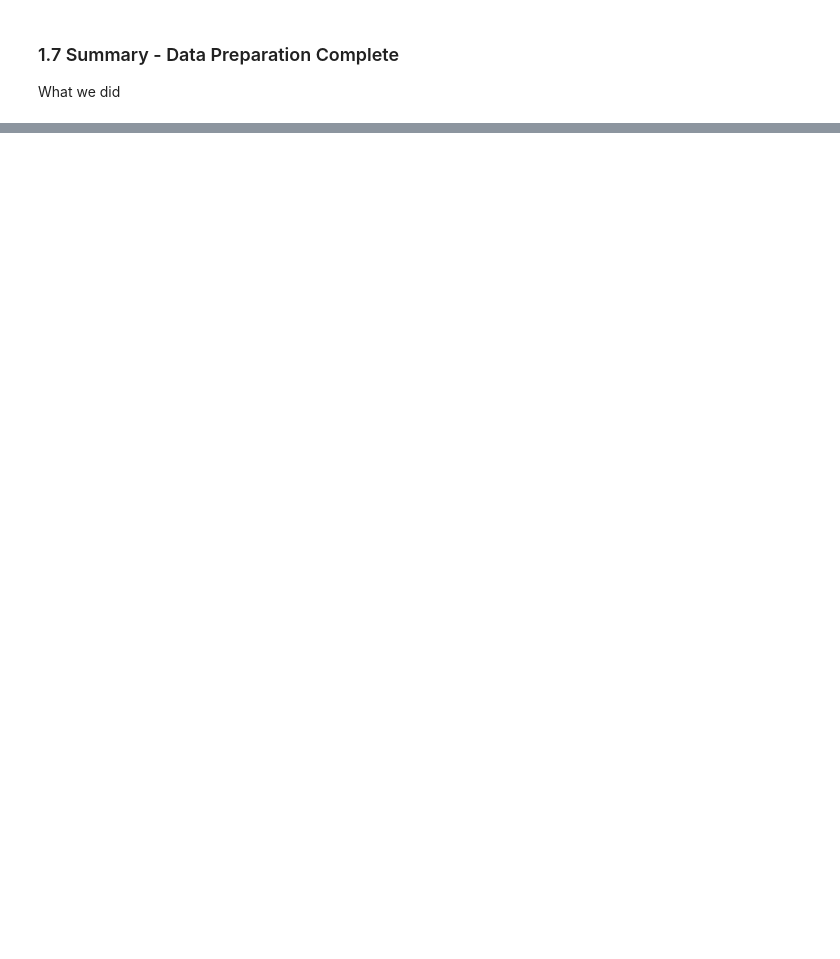
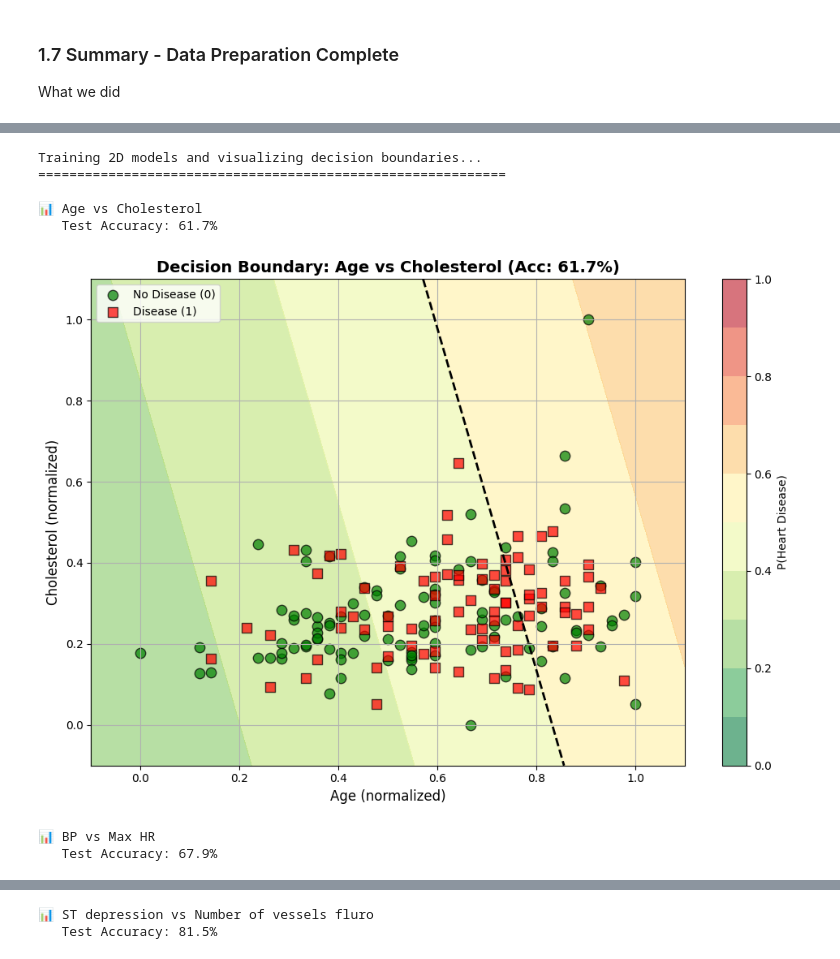
Before and after one commit to cris-eci/Logistic-Regression-Heart-Disease-Risk-Prediction, a Jupyter notebook: heart_disease_lr_analysis.ipynb, the cells around one changed output, grey strips where cells are left out. Saved outputs shown, nothing was run; the diff lists cells and outputs as text; code cells hidden in the pictures; blank space fills up the shorter version.

```diff
--- a/heart_disease_lr_analysis.ipynb
+++ b/heart_disease_lr_analysis.ipynb
@@ -442,0 +1188,48 @@ Ready for model training!
+# %%
+# Define feature pairs to visualize
+feature_pairs = [
+    ('Age', 'Cholesterol'),
+    ('BP', 'Max HR'),
+    ('ST depression', 'Number of vessels fluro')
+]
+
+print("Training 2D models and visualizing decision boundaries...")
+print("=" * 60)
+
+for pair in feature_pairs:
+    # Get feature indices
+    idx0 = feature_columns.index(pair[0])
+    idx1 = feature_columns.index(pair[1])
+
+    # Extract 2D features
+    X_2d_train = X_train_norm[:, [idx0, idx1]]
+    X_2d_test = X_test_norm[:, [idx0, idx1]]
+
+    # Train 2D model
+    w_2d_init = np.zeros(2)
+    b_2d_init = 0.0
+    w_2d, b_2d, _ = gradient_descent(X_2d_train, y_train, w_2d_init, b_2d_init,
+                                      alpha=0.5, num_iters=500, print_cost=False)
+
+    # Compute accuracy
+    y_2d_pred, _ = predict(w_2d, b_2d, X_2d_test)
+    acc_2d = np.mean(y_2d_pred == y_test)
+
+    print(f"\n📊 {pair[0]} vs {pair[1]}")
+    print(f"   Test Accuracy: {acc_2d:.1%}")
+
+    # Plot decision boundary
+    plot_decision_boundary(
+        w_2d, b_2d, X_2d_train, y_train,
+        feature_names=(f"{pair[0]} (normalized)", f"{pair[1]} (normalized)"),
+        title=f"Decision Boundary: {pair[0]} vs {pair[1]} (Acc: {acc_2d:.1%})"
+    )
+# %% [output]
+Training 2D models and visualizing decision boundaries...
+============================================================
+
+📊 Age vs Cholesterol
+   Test Accuracy: 61.7%
+[figure, added]
+📊 BP vs Max HR
+   Test Accuracy: 67.9%
@@ -442,0 +1237,2 @@ Ready for model training!
+📊 ST depression vs Number of vessels fluro
+   Test Accuracy: 81.5%
```
Also changed, not shown: parts of 40 cells of this notebook.
